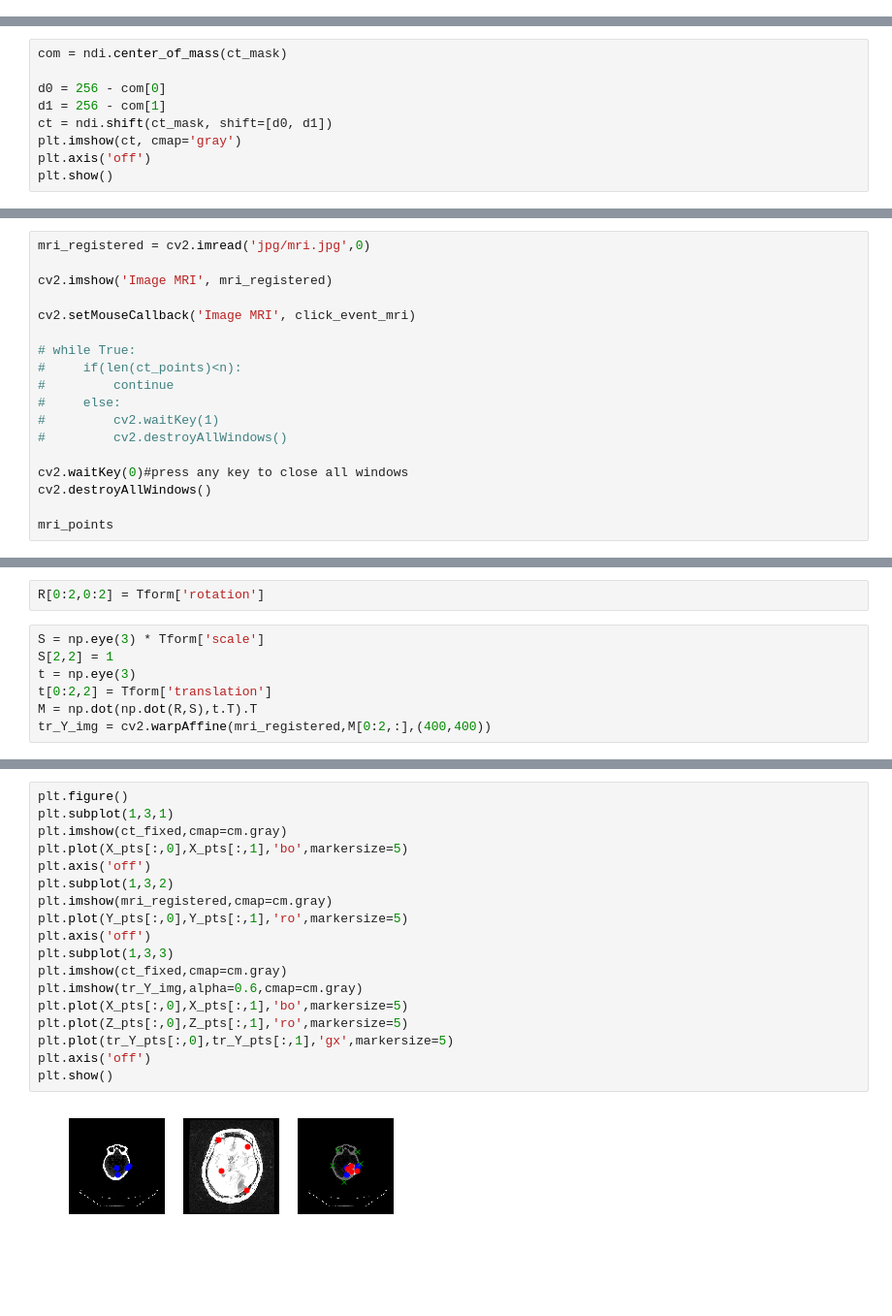
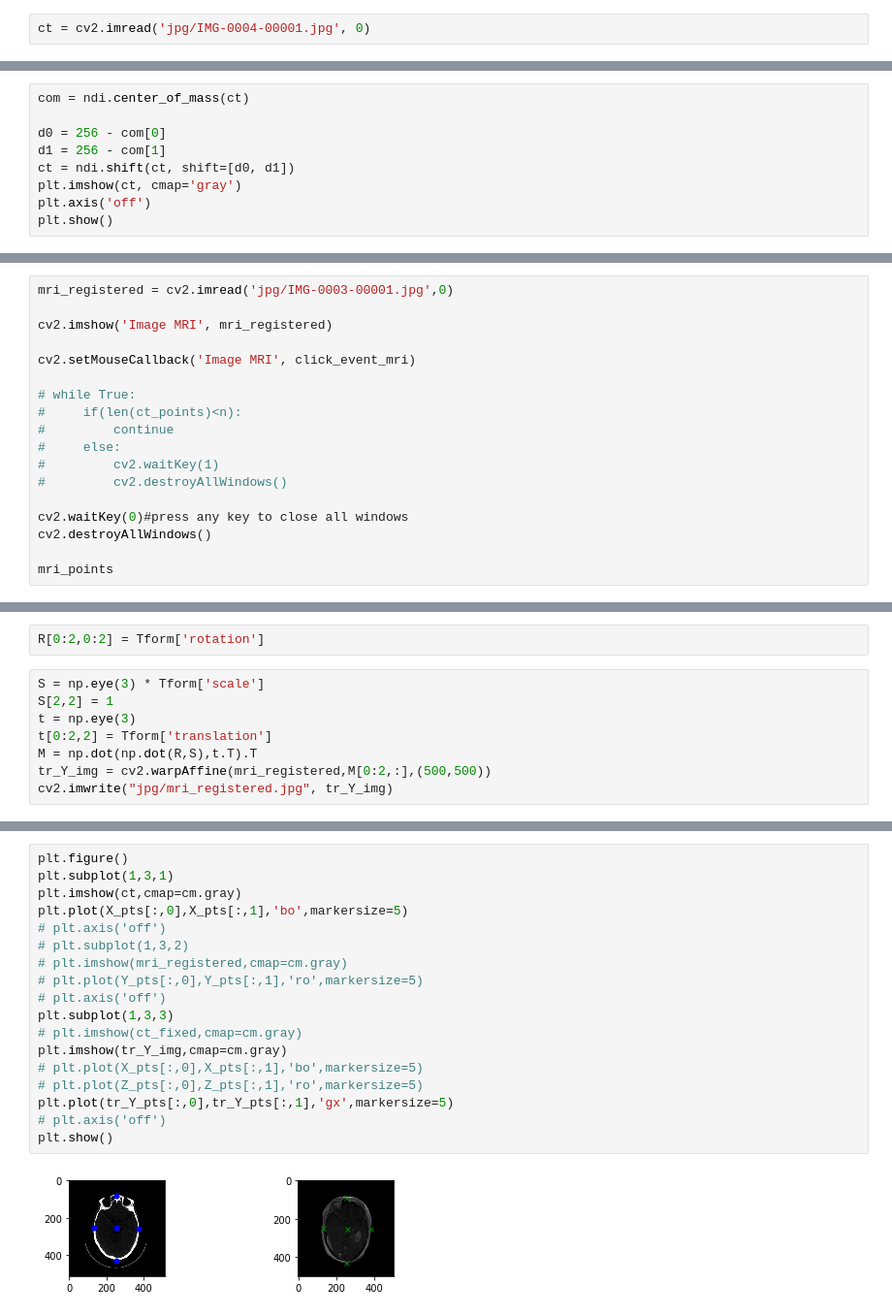
Before and after one commit to ashna111/multimodal-image-fusion-to-detect-brain-tumors, a Jupyter notebook: python scripts/Image Registration Process.ipynb, the cells around one changed output, grey strips where cells are left out. Shown: that part at 97% size. Saved outputs shown, nothing was run; the diff lists cells and outputs as text; blank space fills up the shorter version.

```diff
--- a/python scripts/Image Registration Process.ipynb
+++ b/python scripts/Image Registration Process.ipynb
@@ -125,3 +123,5 @@ ct = imageio.imread('dcm/ct.dcm')
+# %%
+ct = cv2.imread('jpg/IMG-0004-00001.jpg', 0)
 # %% [markdown]
 #### Masking
 # %%
@@ -137,11 +135,11 @@ plt.show()
 #### Translation
 Shifting wrt center of mass
 # %%
-com = ndi.center_of_mass(ct_mask)
+com = ndi.center_of_mass(ct)
 
 d0 = 256 - com[0]
 d1 = 256 - com[1]
-ct = ndi.shift(ct_mask, shift=[d0, d1])
+ct = ndi.shift(ct, shift=[d0, d1])
 plt.imshow(ct, cmap='gray')
 plt.axis('off')
 plt.show()
@@ -199,7 +196,7 @@ def click_event_mri(event, x, y, flags, param):
         print(x,y)
         mri_points.append([x,y])
 # %%
-mri_registered = cv2.imread('jpg/mri.jpg',0)
+mri_registered = cv2.imread('jpg/IMG-0003-00001.jpg',0)
 
 cv2.imshow('Image MRI', mri_registered)
 
@@ -246,4 +251,5 @@ S[2,2] = 1
 t = np.eye(3)
 t[0:2,2] = Tform['translation']
 M = np.dot(np.dot(R,S),t.T).T
-tr_Y_img = cv2.warpAffine(mri_registered,M[0:2,:],(400,400))
+tr_Y_img = cv2.warpAffine(mri_registered,M[0:2,:],(500,500))
+cv2.imwrite("jpg/mri_registered.jpg", tr_Y_img)
@@ -255,20 +261,20 @@ ValueError: all the input array dimensions except for the concatenation axis mus
 # %%
 plt.figure()
 plt.subplot(1,3,1)
-plt.imshow(ct_fixed,cmap=cm.gray)
+plt.imshow(ct,cmap=cm.gray)
 plt.plot(X_pts[:,0],X_pts[:,1],'bo',markersize=5)
-plt.axis('off')
-plt.subplot(1,3,2)
-plt.imshow(mri_registered,cmap=cm.gray)
-plt.plot(Y_pts[:,0],Y_pts[:,1],'ro',markersize=5)
-plt.axis('off')
+# plt.axis('off')
+# plt.subplot(1,3,2)
+# plt.imshow(mri_registered,cmap=cm.gray)
+# plt.plot(Y_pts[:,0],Y_pts[:,1],'ro',markersize=5)
+# plt.axis('off')
 plt.subplot(1,3,3)
-plt.imshow(ct_fixed,cmap=cm.gray)
-plt.imshow(tr_Y_img,alpha=0.6,cmap=cm.gray)
-plt.plot(X_pts[:,0],X_pts[:,1],'bo',markersize=5)
-plt.plot(Z_pts[:,0],Z_pts[:,1],'ro',markersize=5)
+# plt.imshow(ct_fixed,cmap=cm.gray)
+plt.imshow(tr_Y_img,cmap=cm.gray)
+# plt.plot(X_pts[:,0],X_pts[:,1],'bo',markersize=5)
+# plt.plot(Z_pts[:,0],Z_pts[:,1],'ro',markersize=5)
 plt.plot(tr_Y_pts[:,0],tr_Y_pts[:,1],'gx',markersize=5)
-plt.axis('off')
+# plt.axis('off')
 plt.show()
 # %% [output]
-[figure, old version]
+[figure, new version]
```
Also changed, not shown: parts of 10 cells of this notebook, 10 other files.
